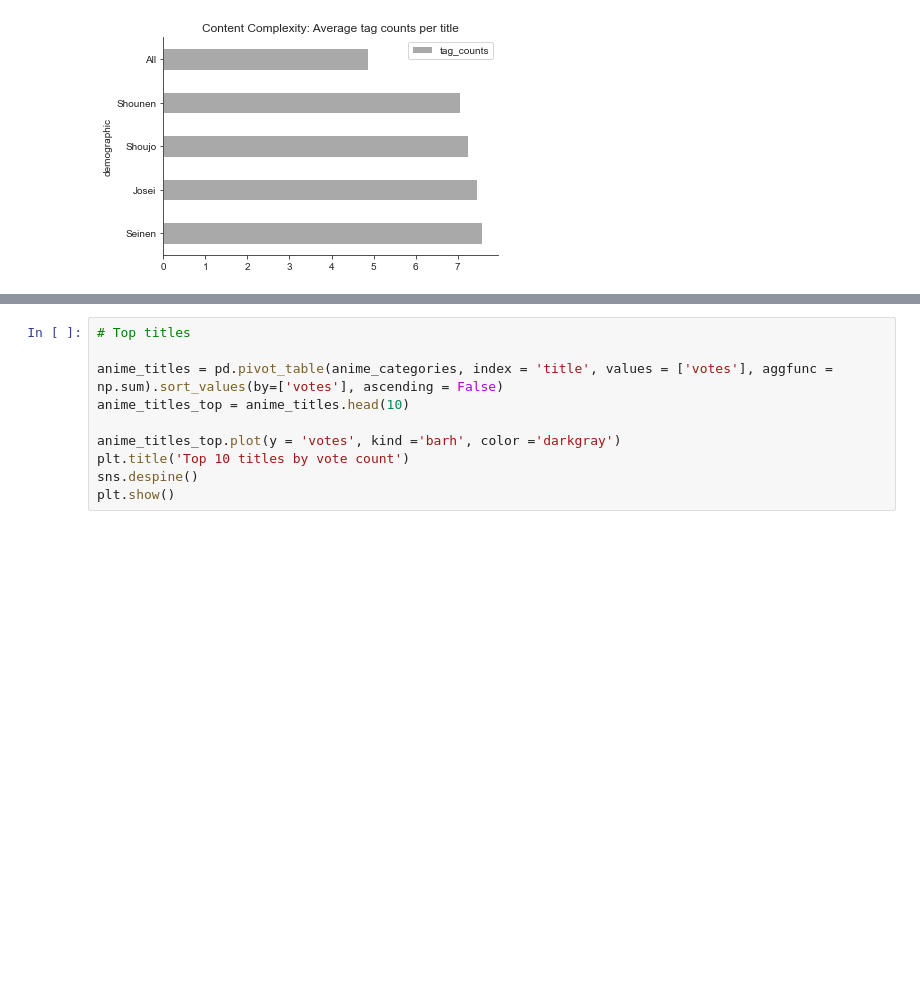
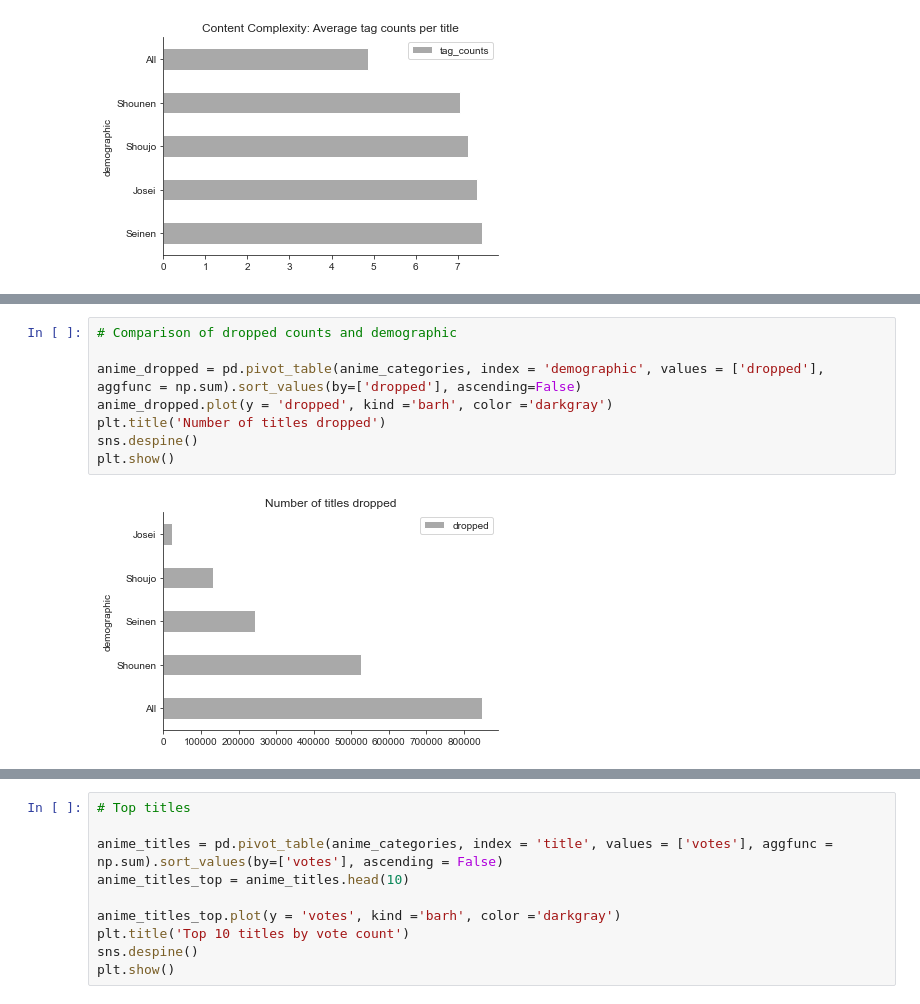
Before and after one commit to joelgnhz/anime, a Jupyter notebook: Anime Classification.ipynb, the cells around one changed output, grey strips where cells are left out. Cells and saved outputs as stored; diff of their text form; blank space fills up the shorter version.

```diff
--- a/Anime Classification.ipynb
+++ b/Anime Classification.ipynb
@@ -413,0 +424,10 @@ plt.show()
+# %%
+# Comparison of dropped counts and demographic
+
+anime_dropped = pd.pivot_table(anime_categories, index = 'demographic', values = ['dropped'], aggfunc = np.sum).sort_values(by=['dropped'], ascending=False)
+anime_dropped.plot(y = 'dropped', kind ='barh', color ='darkgray')
+plt.title('Number of titles dropped')
+sns.despine()
+plt.show()
+# %% [output]
+[figure, added]
```
Also changed, not shown: parts of 6 cells of this notebook.
